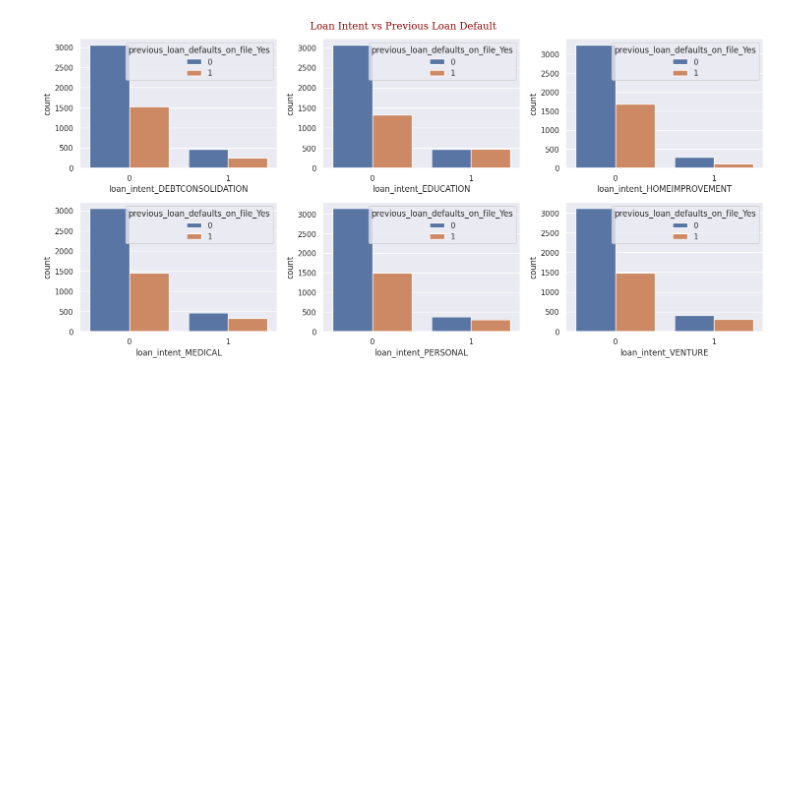
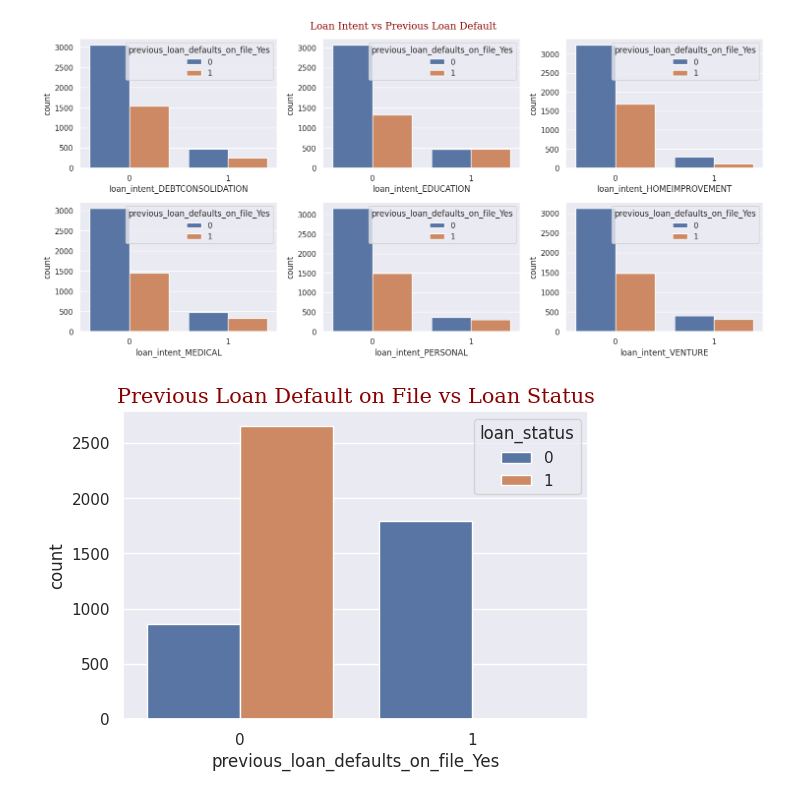
Before and after one commit to AI-fanatic24/ASD-DS-AI-ML-Internship, a Jupyter notebook: Loan.ipynb, the cells around one changed output. Drawn from its saved outputs; the diff is of its cells as text; code cells hidden in the pictures; blank space fills up the shorter version.

```diff
--- a/Loan.ipynb
+++ b/Loan.ipynb
@@ -560,3 +580,11 @@ plt.tight_layout()
 plt.show()
 # %% [output]
 [figure]
+# %%
+#Visualizing count of loan approval against previous loan default on file
+sns.set(rc={'figure.figsize':(6,4)})
+sns.countplot(df,x='previous_loan_defaults_on_file_Yes',hue='loan_status')
+plt.title("Previous Loan Default on File vs Loan Status",fontdict={'family':'serif','fontsize':15,'color':'darkred'})
+plt.show()
+# %% [output]
+[figure, added]
```
Also changed, not shown: parts of 32 cells of this notebook.
